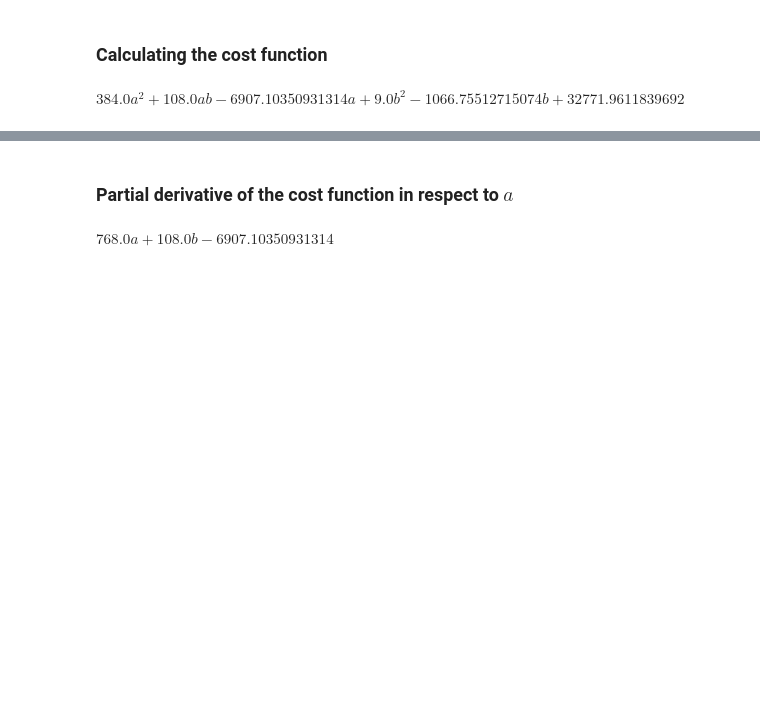
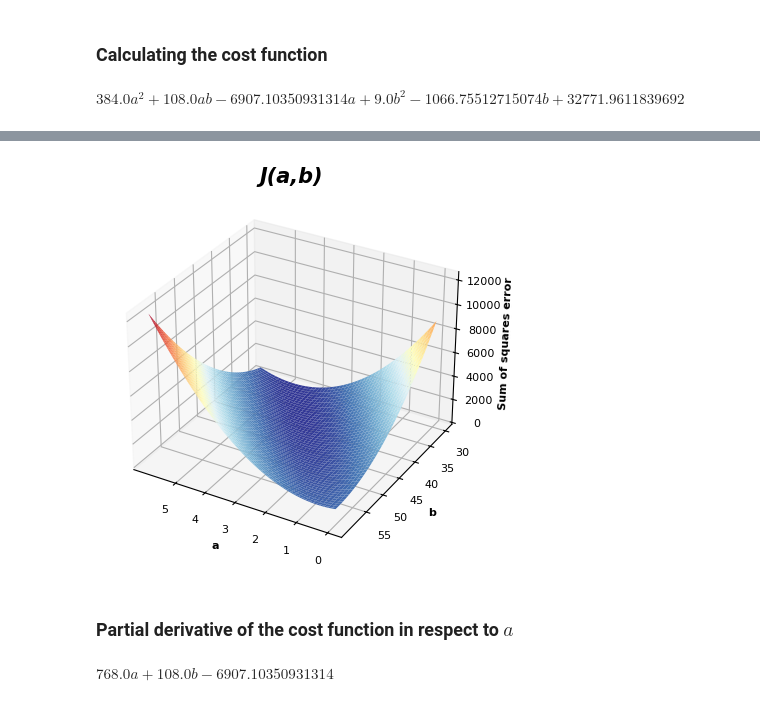
Before and after one commit to kameelsky/data-science, a Jupyter notebook: Toolbox/GD_minimization.ipynb, the cells around one changed output, grey strips where cells are left out. Saved outputs shown, nothing was run; the diff lists cells and outputs as text; code cells hidden in the pictures; blank space fills up the shorter version.

```diff
--- a/Toolbox/GD_minimization.ipynb
+++ b/Toolbox/GD_minimization.ipynb
@@ -130,3 +167,25 @@ $\displaystyle 384.0 a^{2} + 108.0 a b - 6907.10350931314 a + 9.0 b^{2} - 1066.7
+# %%
+ax = plt.axes(projection="3d")
+ax.plot_surface(a_domain_mesh, b_domain_mesh, ss_mesh, cmap="RdYlBu_r")
+
+# Ticks
+ax.tick_params(axis='both', which='major', labelsize=8)
+ax.set_xticks(np.arange(0, 6, 1))
+ax.set_yticks(np.arange(30, 60, 5))
+
+# Labels
+ax.set_title("J(a,b)", fontsize=15, fontweight="bold", fontstyle="italic", ha="center")
+ax.set_xlabel("a", fontsize=8, fontweight="bold", labelpad=1)
+ax.set_ylabel("b", fontsize=8, fontweight="bold", labelpad=1)
+ax.set_zlabel("Sum of squares error", fontsize=8, fontweight="bold", labelpad=1.5)
+
+ax.grid(True)
+
+ax.view_init(elev=30, azim=120)
+
+plt.show()
+# %% [output]
+[figure, added]
 # %% [markdown]
 ### Partial derivative of the cost function in respect to $a$
 # %%
```
Also changed, not shown: parts of 6 cells of this notebook, 5 other files.
